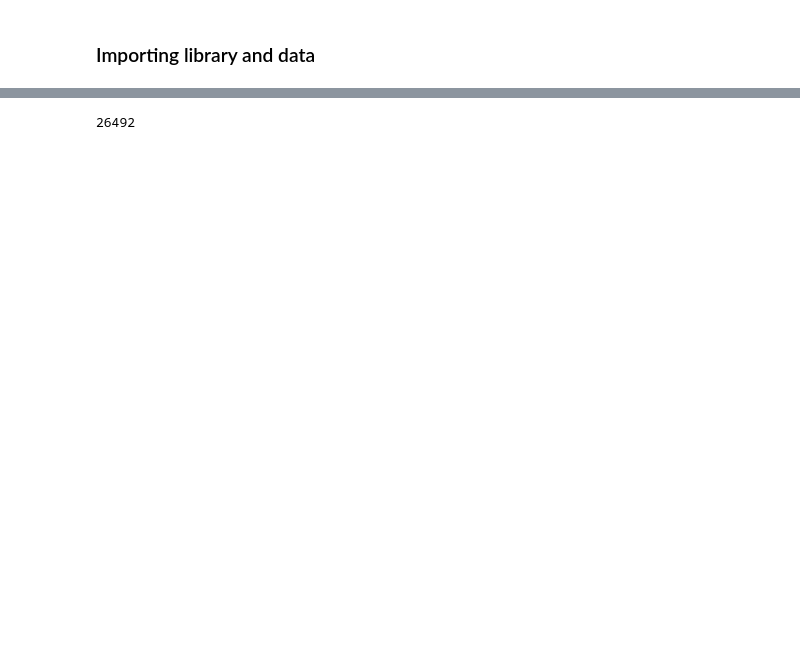
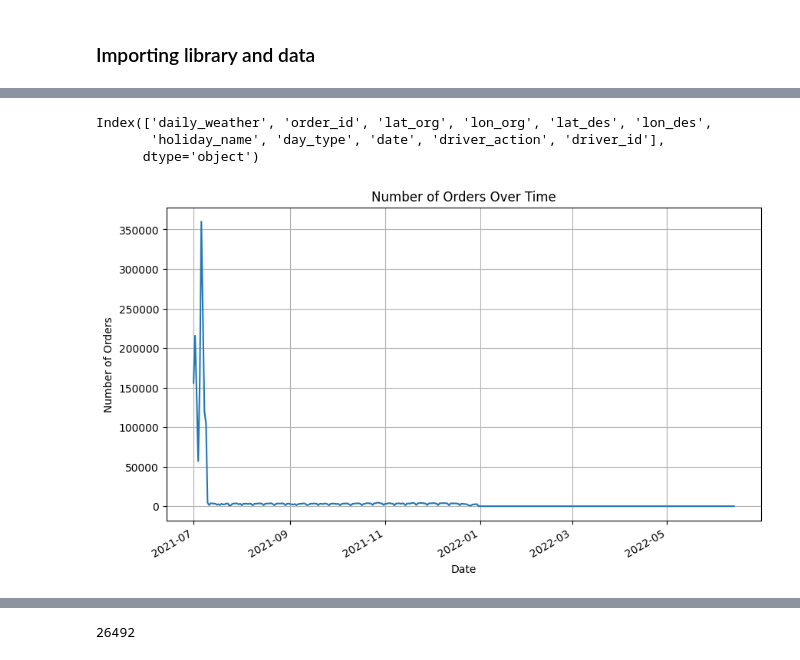
Before and after one commit to JabezETH/Logistic-optimization-Delivery-drivers-location-optimisation-with-Causal-Inference-, a Jupyter notebook: notebooks/data_overview.ipynb, the cells around one changed output, grey strips where cells are left out. Drawn from its saved outputs; the diff is of its cells as text; code cells hidden in the pictures; blank space fills up the shorter version.

```diff
--- a/notebooks/data_overview.ipynb
+++ b/notebooks/data_overview.ipynb
@@ -7,2 +6,7 @@ from data_cleaning import df_locations
 # %%
-df_trip = pd.read_csv('/home/jabez/Documents/week_8/Logistic-optimization-Delivery-drivers-location-optimisation-with-Causal-Inference-/data/df_trip_processed.csv')
+# Importing the data
+df_accepted = pd.read_csv('/home/jabez/Documents/week_8/Logistic-optimization-Delivery-drivers-location-optimisation-with-Causal-Inference-/data/df_trip_processed.csv')
+df_rejected = pd.read_csv('/home/jabez/Documents/week_8/Logistic-optimization-Delivery-drivers-location-optimisation-with-Causal-Inference-/data/rejected.csv')
+df_accepted = df_accepted.drop(columns=['Unnamed: 0'])
+df_rejected = df_rejected.drop(columns=['Unnamed: 0'])
+df_accepted[df_accepted['day_type']=='weekend']
@@ -17,0 +31,17 @@ lat_mean = df_trip['lat_org'].mean()
+# %%
+df_accepted.rename(columns={'Trip ID': 'order_id'}, inplace=True)
+df_rejected.rename(columns={'lat': 'lat_org'}, inplace=True)
+df_rejected.rename(columns={'lng': 'lon_org'}, inplace=True)
+lat_lon = df_accepted[['order_id','lat_des','lon_des']]
+df_rejected = df_rejected.merge(lat_lon, on='order_id', how='left')
+df_rejected
+# %%
+
+df_rejected.drop(columns=['id'], inplace=True)
+df_accepted.drop(columns=['speed_kmh','distance_km','time_hours','trip_end_time'], inplace=True)
+df_accepted[['date', 'time']] = df_accepted['trip_start_time'].str.split(' ', expand=True)
+df_accepted.drop(columns=['time'], inplace=True)
+df_accepted.drop(columns=['trip_start_time'], inplace=True)
+df_accepted['driver_action']= 'accepted'
+df_concatenated = pd.concat([df_accepted, df_rejected], axis=0, ignore_index=True)
+df_concatenated.rename(columns={'icon': 'daily_weather'}, inplace=True)
@@ -17,0 +62,23 @@ lat_mean = df_trip['lat_org'].mean()
+# %%
+
+df_concatenated.columns
+# %% [output]
+Index(['daily_weather', 'order_id', 'lat_org', 'lon_org', 'lat_des', 'lon_des',
+       'holiday_name', 'day_type', 'date', 'driver_action', 'driver_id'],
+      dtype='object')
+# %%
+df_concatenated['date'] = pd.to_datetime(df_concatenated['date'])
+
+# Group by date and count orders
+orders_over_time = df_concatenated.groupby('date').size()
+
+# Plot
+plt.figure(figsize=(10, 6))
+orders_over_time.plot()
+plt.title('Number of Orders Over Time')
+plt.xlabel('Date')
+plt.ylabel('Number of Orders')
+plt.grid(True)
+plt.show()
+# %% [output]
+[figure, added]
```
Also changed, not shown: parts of 39 cells of this notebook, 10 other files.
